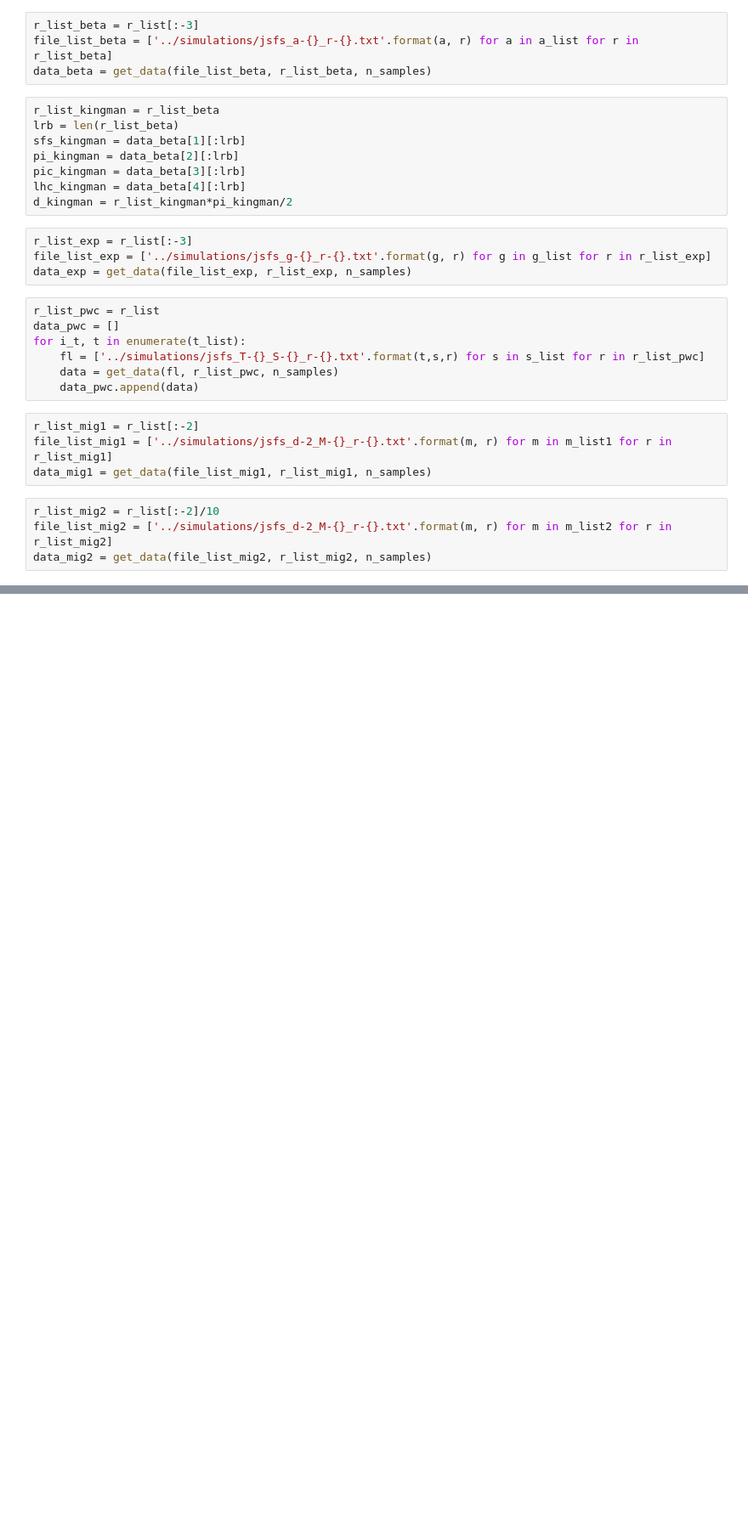
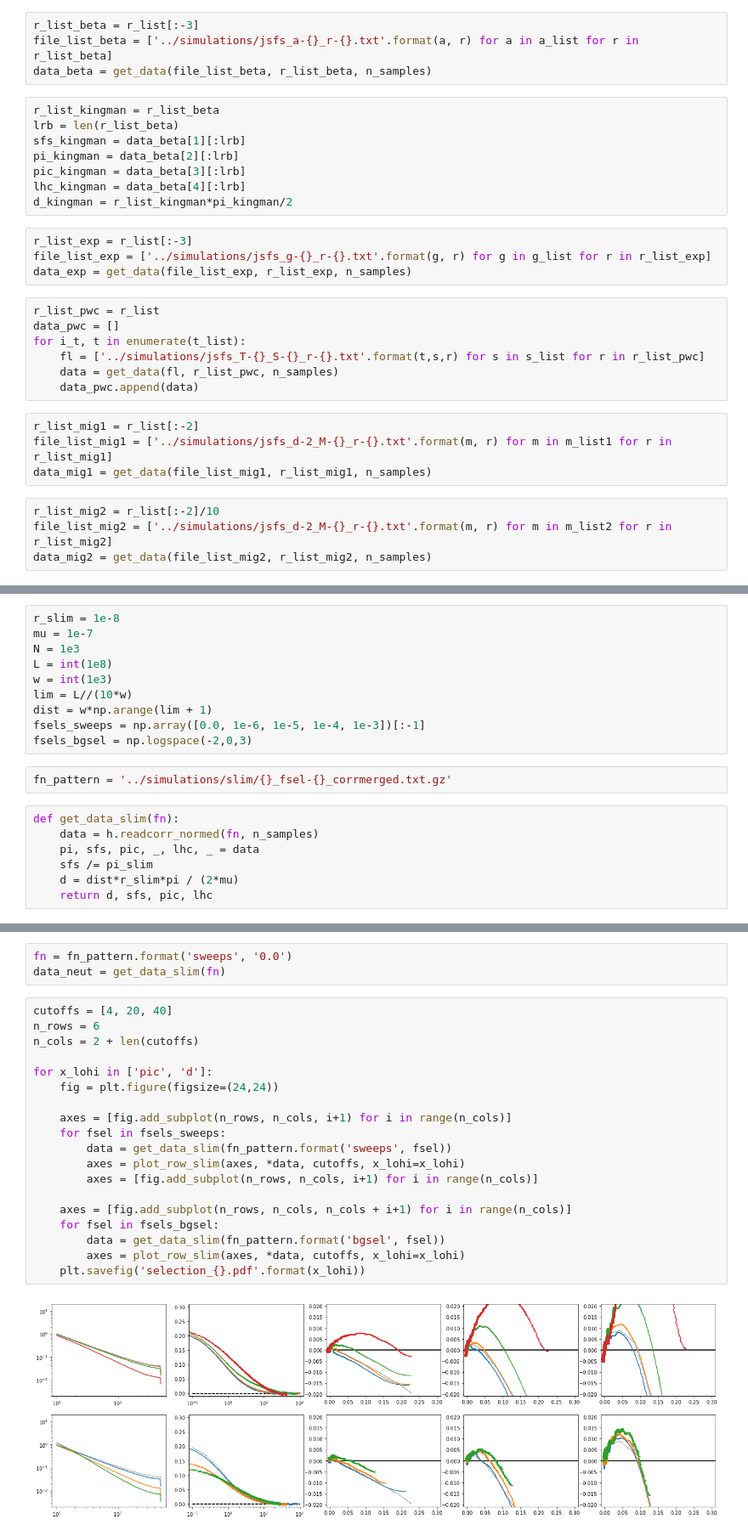
Before and after one commit to dp-rice/multiplemergers, a Jupyter notebook: notebooks/plot_all_correlations-clean.ipynb, the cells around one changed output, grey strips where cells are left out. Shown at 85% size. Drawn from its saved outputs; the diff is of its cells as text; blank space fills up the shorter version.

```diff
--- a/notebooks/plot_all_correlations-clean.ipynb
+++ b/notebooks/plot_all_correlations-clean.ipynb
@@ -145,0 +155,19 @@ for x_lohi in ['pic', 'd']:
+# %%
+r_slim = 1e-8
+mu = 1e-7
+N = 1e3
+L = int(1e8)
+w = int(1e3)
+lim = L//(10*w)
+dist = w*np.arange(lim + 1)
+fsels_sweeps = np.array([0.0, 1e-6, 1e-5, 1e-4, 1e-3])[:-1]
+fsels_bgsel = np.logspace(-2,0,3)
+# %%
+fn_pattern = '../simulations/slim/{}_fsel-{}_corrmerged.txt.gz'
+# %%
+def get_data_slim(fn):
+    data = h.readcorr_normed(fn, n_samples)
+    pi, sfs, pic, _, lhc, _ = data
+    sfs /= pi_slim
+    d = dist*r_slim*pi / (2*mu)
+    return d, sfs, pic, lhc
@@ -145,0 +223,24 @@ for x_lohi in ['pic', 'd']:
+# %%
+fn = fn_pattern.format('sweeps', '0.0')
+data_neut = get_data_slim(fn)
+# %%
+cutoffs = [4, 20, 40]
+n_rows = 6
+n_cols = 2 + len(cutoffs)
+
+for x_lohi in ['pic', 'd']:
+    fig = plt.figure(figsize=(24,24))
+
+    axes = [fig.add_subplot(n_rows, n_cols, i+1) for i in range(n_cols)]
+    for fsel in fsels_sweeps:
+        data = get_data_slim(fn_pattern.format('sweeps', fsel))
+        axes = plot_row_slim(axes, *data, cutoffs, x_lohi=x_lohi)
+        axes = [fig.add_subplot(n_rows, n_cols, i+1) for i in range(n_cols)]
+
+    axes = [fig.add_subplot(n_rows, n_cols, n_cols + i+1) for i in range(n_cols)]
+    for fsel in fsels_bgsel:
+        data = get_data_slim(fn_pattern.format('bgsel', fsel))
+        axes = plot_row_slim(axes, *data, cutoffs, x_lohi=x_lohi)
+    plt.savefig('selection_{}.pdf'.format(x_lohi))
+# %% [output]
+[figure, added]
```
Also changed, not shown: parts of 9 cells of this notebook.
